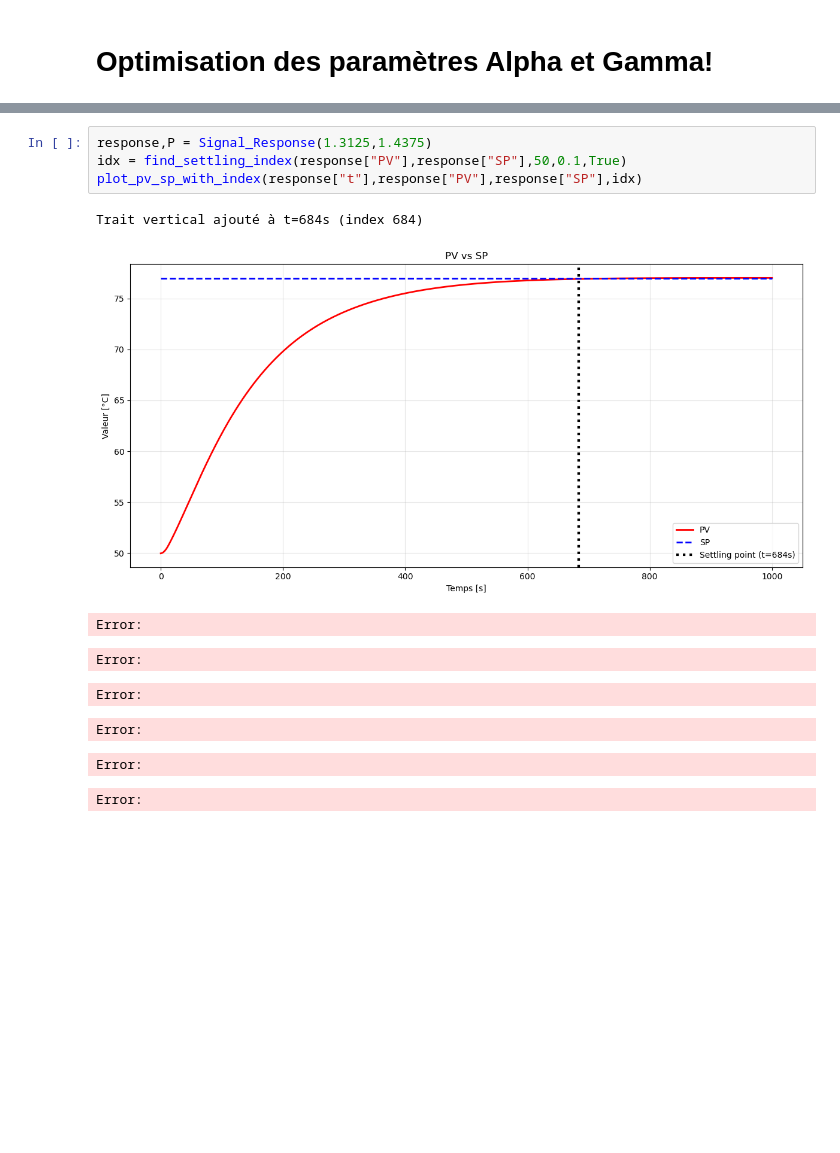
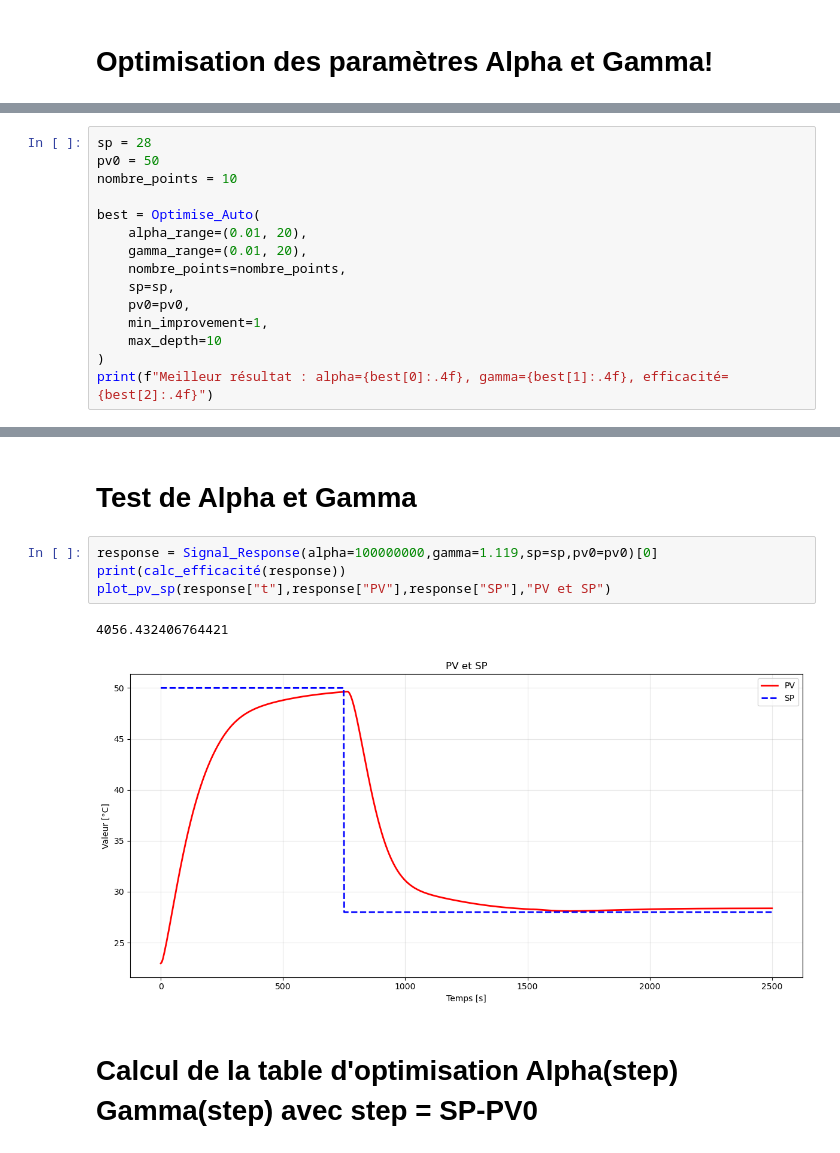
Before and after one commit to MSuiram/Labo_ControlTheory, a Jupyter notebook: Optimisation.ipynb, the cells around one changed output, grey strips where cells are left out. Drawn from its saved outputs; the diff is of its cells as text; blank space fills up the shorter version.

Commit message:
MAJ cablibration optimisation

```diff
--- a/Optimisation.ipynb
+++ b/Optimisation.ipynb
@@ -36,0 +14,15 @@ TypeError: Plot_Heatmap() missing 1 required positional argument: 'depth'
+# %%
+sp = 28
+pv0 = 50
+nombre_points = 10
+
+best = Optimise_Auto(
+    alpha_range=(0.01, 20),
+    gamma_range=(0.01, 20),
+    nombre_points=nombre_points,
+    sp=sp,
+    pv0=pv0,
+    min_improvement=1,
+    max_depth=10
+)
+print(f"Meilleur résultat : alpha={best[0]:.4f}, gamma={best[1]:.4f}, efficacité={best[2]:.4f}")
@@ -37,13 +43,11 @@ TypeError: Plot_Heatmap() missing 1 required positional argument: 'depth'
+# %% [markdown]
+# Test de Alpha et Gamma
 # %%
-response,P = Signal_Response(1.3125,1.4375)
-idx = find_settling_index(response["PV"],response["SP"],50,0.1,True)
-plot_pv_sp_with_index(response["t"],response["PV"],response["SP"],idx)
+response = Signal_Response(alpha=100000000,gamma=1.119,sp=sp,pv0=pv0)[0]
+print(calc_efficacité(response))
+plot_pv_sp(response["t"],response["PV"],response["SP"],"PV et SP")
 # %% [output]
-Trait vertical ajouté à t=684s (index 684)
+4056.432406764421
-[figure, old version]
+[figure, new version]
-Error:
-Error:
-Error:
-Error:
-Error:
-Error:
+# %% [markdown]
+# Calcul de la table d'optimisation Alpha(step) Gamma(step) avec step = SP-PV0
```
Also changed, not shown: parts of 13 cells of this notebook, 1 other file.
